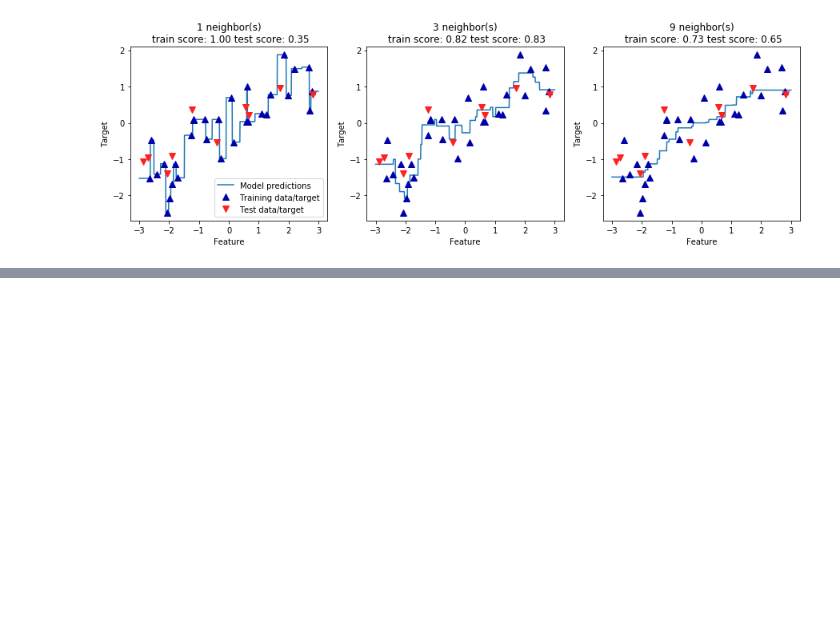
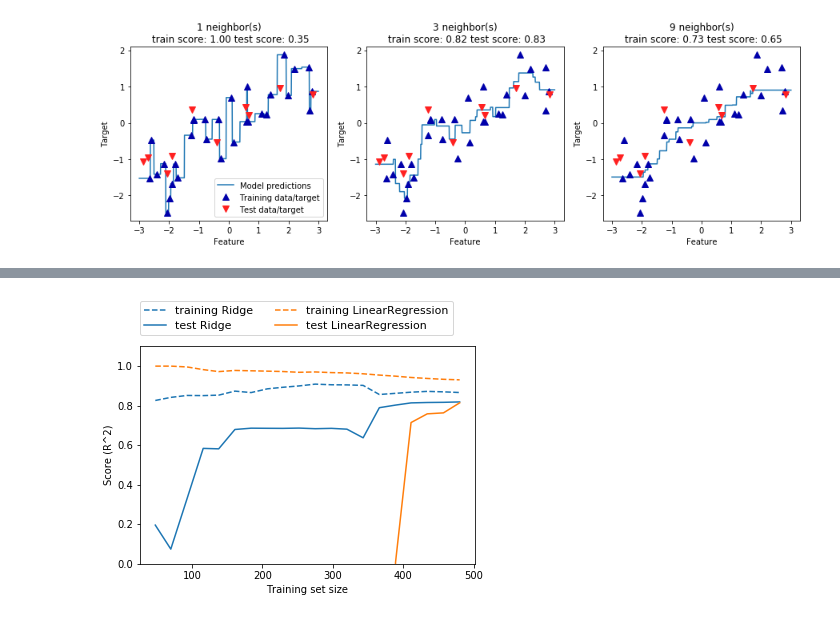
Before and after one commit to wkodate/ml, a Jupyter notebook: introduction_to_ml_with_python/2-supervised-learning.ipynb, the cells around one changed output, grey strips where cells are left out. Cells and saved outputs as stored; diff of their text form; code cells hidden in the pictures; blank space fills up the shorter version.

```diff
--- a/introduction_to_ml_with_python/2-supervised-learning.ipynb
+++ b/introduction_to_ml_with_python/2-supervised-learning.ipynb
@@ -204,3 +204,27 @@ axes[0].legend(["Model predictions", "Training data/target",
 # %% [output]
 <matplotlib.legend.Legend at 0x...>
 [figure]
+# %%
+# 線形モデル
+
+# 最小二乗法
+from sklearn.linear_model import LinearRegression
+X, y = mglearn.datasets.make_wave(n_samples=60)
+X_train, X_test, y_train, y_test = train_test_split(X, y, random_state=42)
+lr = LinearRegression().fit(X_train, y_train
+                           )
+print("lr.coef_: {}".format(lr.coef_))
+print("lr.intercept_: {}".format(lr.intercept_))
+print("Training set score(wave): {:.2f}".format(lr.score(X_train, y_train)))
+print("Test set score(wave): {:.2f}".format(lr.score(X_test, y_test)))
+
+# 高次なデータセットを利用
+X, y = mglearn.datasets.load_extended_boston()
+
+X_train, X_test, y_train, y_test = train_test_split(X, y, random_state=0)
+lr = LinearRegression().fit(X_train, y_train)
+
+print("Training set score(boston): {:.2f}".format(lr.score(X_train, y_train)))
+print("Test set score(boston): {:.2f}".format(lr.score(X_test, y_test)))
+
+# 訓練セットとデータセットで性能が大きく異なるのはoverfittingが起きているため
@@ -206,0 +289,8 @@ axes[0].legend(["Model predictions", "Training data/target",
+# %%
+# bostonデータセットに対するリッジ回帰と線形回帰の学習曲線
+mglearn.plots.plot_ridge_n_samples()
+
+# データが少ない場合にリッジ回帰のテストスコアが高い
+# 十分なデータある場合は正規化はあまり重要ではなくなる
+# %% [output]
+[figure, added]
```
Also changed, not shown: parts of 10 cells of this notebook.
